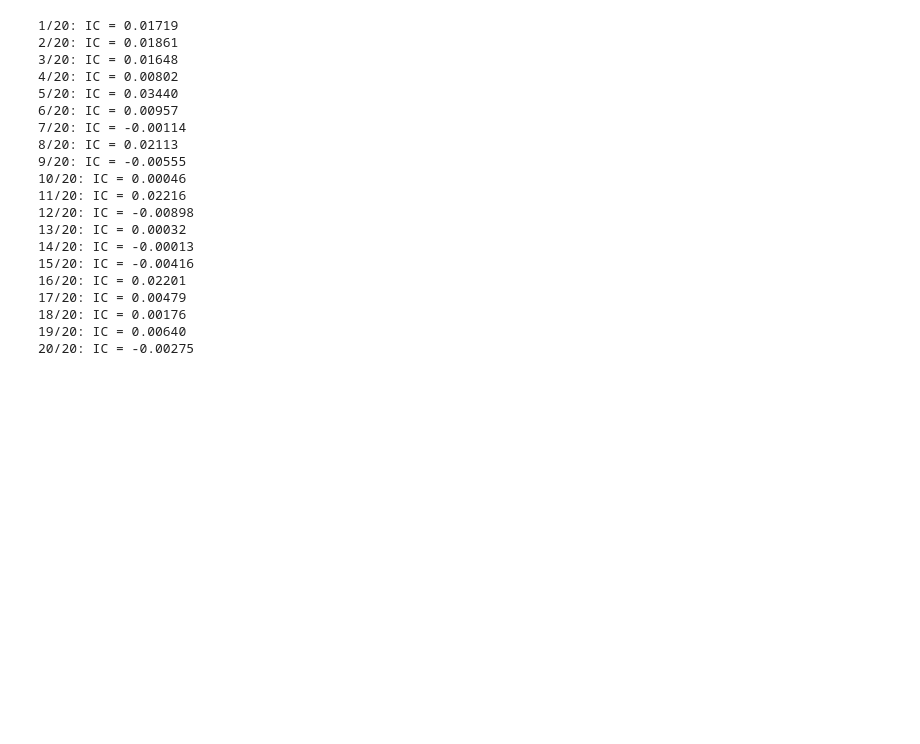
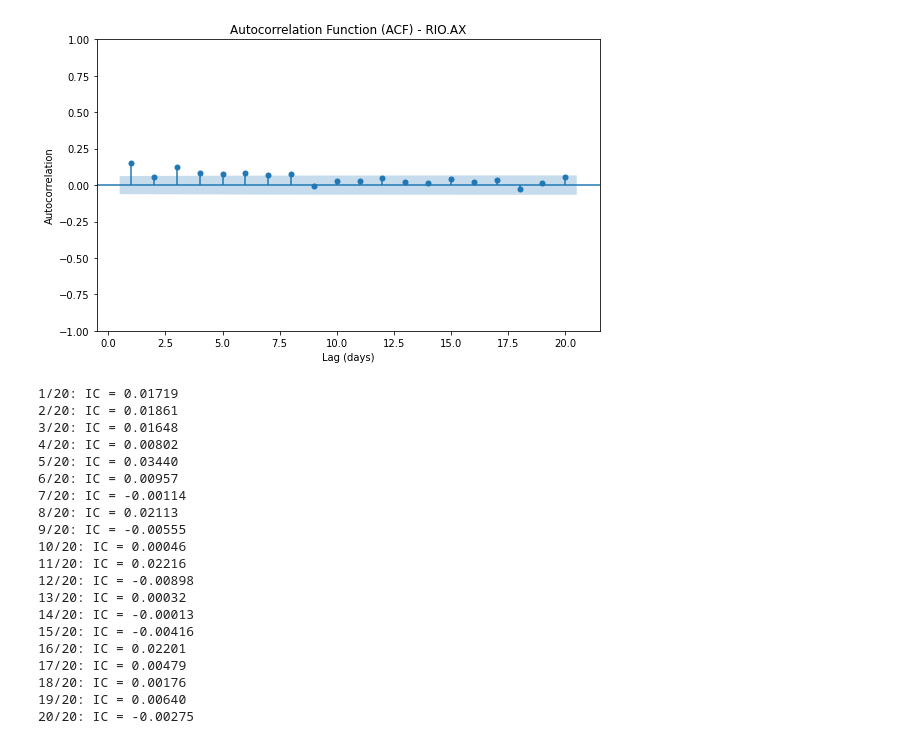
Before and after one commit to hungryfire267/systematic-equities-research, a Jupyter notebook: notebooks/lightgbm_walkforward_research.ipynb, the cells around one changed output. Drawn from its saved outputs; the diff is of its cells as text; code cells hidden in the pictures; blank space fills up the shorter version.

Commit message:
Added autocorrelation

```diff
--- a/notebooks/lightgbm_walkforward_research.ipynb
+++ b/notebooks/lightgbm_walkforward_research.ipynb
@@ -15,6 +15,39 @@ feature_matrix_pipeline_dict = {
     "feature_matrix_market": os.path.join(PROCESSED_FEATURE_DIR, "feature_matrix_market.parquet"),
     "feature_matrix_macro_market": os.path.join(PROCESSED_FEATURE_DIR, "feature_matrix_macro_market.parquet")
 }
+# %%
+COMPANIES_DIR = BASE_DIR / "data" / "raw" / "companies"
+# %%
+returns_df = pd.read_parquet(os.path.join(COMPANIES_DIR, "returns.parquet"))
+# %%
+import matplotlib.pyplot as plt
+from statsmodels.graphics.tsaplots import plot_acf
+
+ticker = "RIO.AX"   # Change this
+
+returns = (
+    returns_df.loc[:, ["Date", ticker]]
+    .dropna()[ticker]
+)
+
+fig, ax = plt.subplots(figsize=(8, 5))
+
+plot_acf(
+    returns ** 2,
+    lags=20,
+    alpha=0.05,      # 95% confidence bands
+    zero=False,
+    ax=ax
+)
+
+ax.set_title(f"Autocorrelation Function (ACF) - {ticker}")
+ax.set_xlabel("Lag (days)")
+ax.set_ylabel("Autocorrelation")
+
+plt.tight_layout()
+plt.show()
+# %% [output]
+[figure, added]
 # %%
 from scripts.models.lightgbm.tune_lightgbm import LightGBMTuner
 from scripts.models.lightgbm.lightgbm_model import LightGBMRegressionModel
```
Also changed, not shown: 2 other files.
